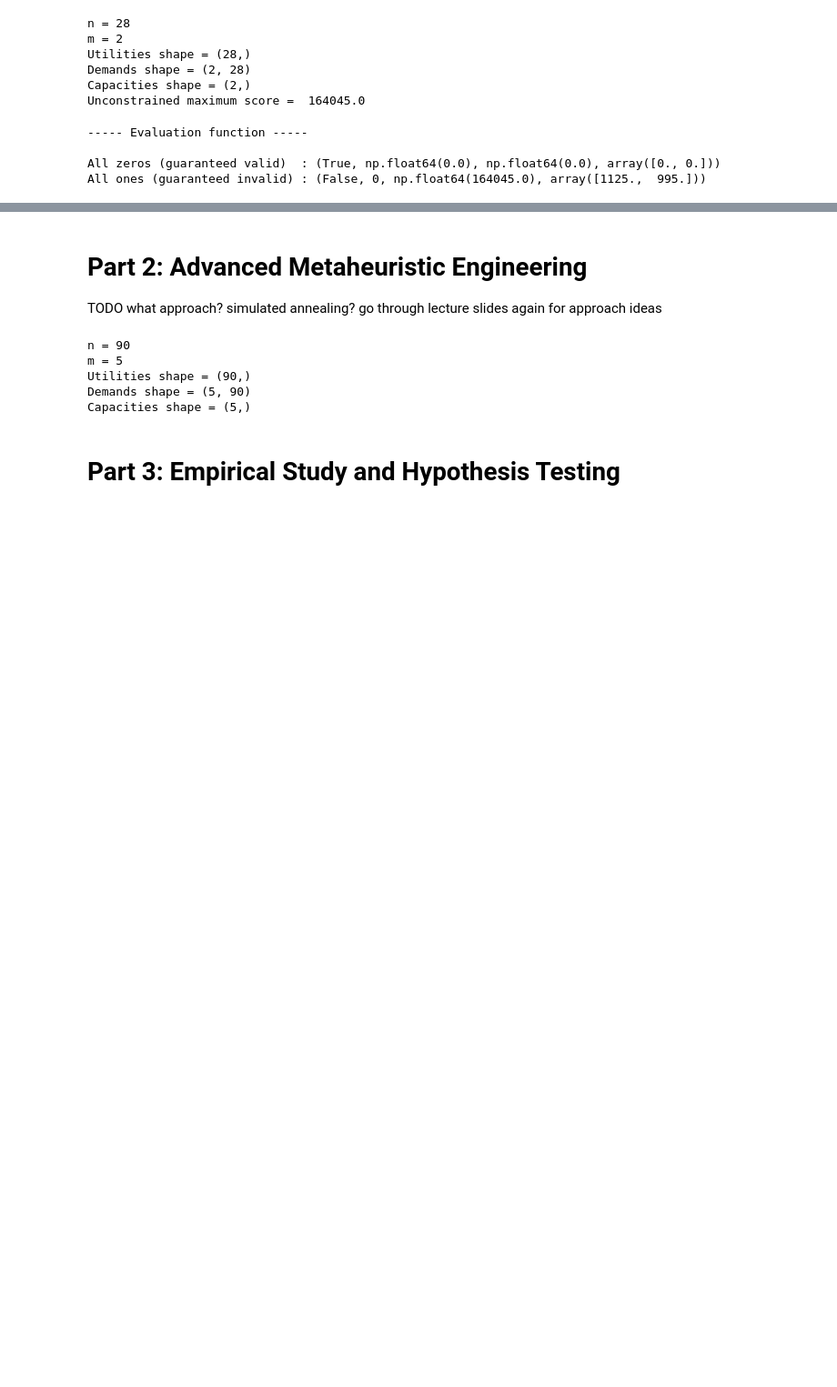
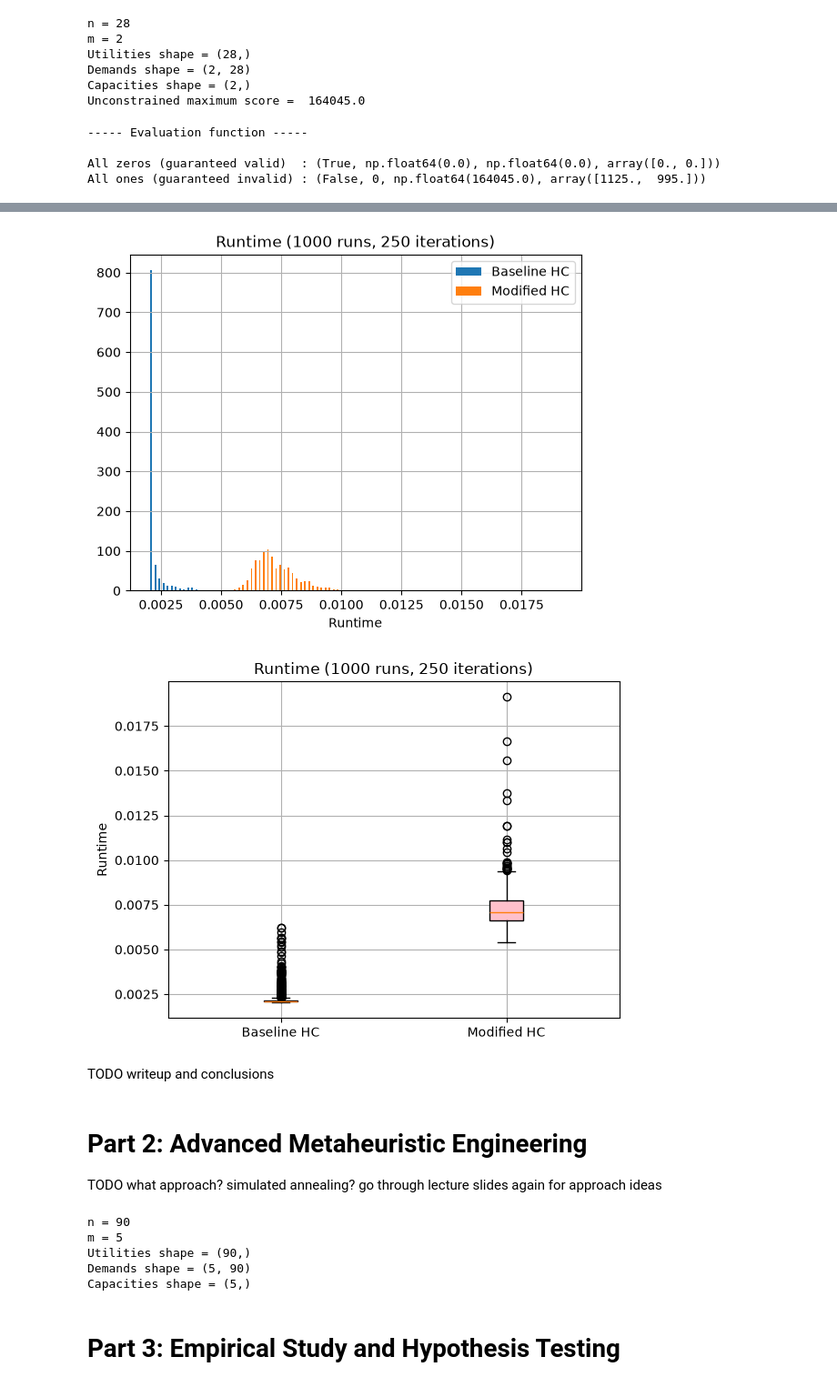
Before and after one commit to AyOhEe/CSCU9YE-Assignment, a Jupyter notebook: 3423815.ipynb, the cells around one changed output, grey strips where cells are left out. Shown at 91% size. Cells and saved outputs as stored; diff of their text form; code cells hidden in the pictures; blank space fills up the shorter version.

```diff
--- a/3423815.ipynb
+++ b/3423815.ipynb
@@ -220,10 +234,7 @@ plt.show()
 # %%
-
 %matplotlib inline
 
-np.random.seed(42)
-
-bplot = plt.boxplot([best_base, best_minim], patch_artist=True, tick_labels=['Baseline HC', 'Escape Minima HC'])
+bplot = plt.boxplot([best_base, best_modified], patch_artist=True, tick_labels=['Baseline HC', 'Modified HC'])
 for patch, colour in zip(bplot["boxes"], ["lightblue", "pink"]):
     patch.set_facecolor(colour)
 
@@ -236,3 +247,29 @@ plt.show()
+# %%
+%matplotlib inline
+
+
+plt.hist([times_base, times_modified], 100, histtype="bar", label=["Baseline HC", "Modified HC"])
+
+plt.title(f"Runtime ({PART_1_RUNS} runs, {PART_1_ITERATIONS} iterations)")
+plt.xlabel("Runtime")
+plt.legend(loc="upper right")
+plt.grid(True)
+plt.show()
+
+
+bplot = plt.boxplot([times_base, times_modified], patch_artist=True, tick_labels=['Baseline HC', 'Modified HC'])
+for patch, colour in zip(bplot["boxes"], ["lightblue", "pink"]):
+    patch.set_facecolor(colour)
+
+plt.title(f"Runtime ({PART_1_RUNS} runs, {PART_1_ITERATIONS} iterations)")
+plt.ylabel("Runtime")
+plt.grid(True)
+plt.show()
+# %% [output]
+[figure, added]
+[figure, added]
+# %% [markdown]
+TODO writeup and conclusions
 # %% [markdown]
 # Part 2: Advanced Metaheuristic Engineering
 
```
Also changed, not shown: parts of 7 cells of this notebook.
